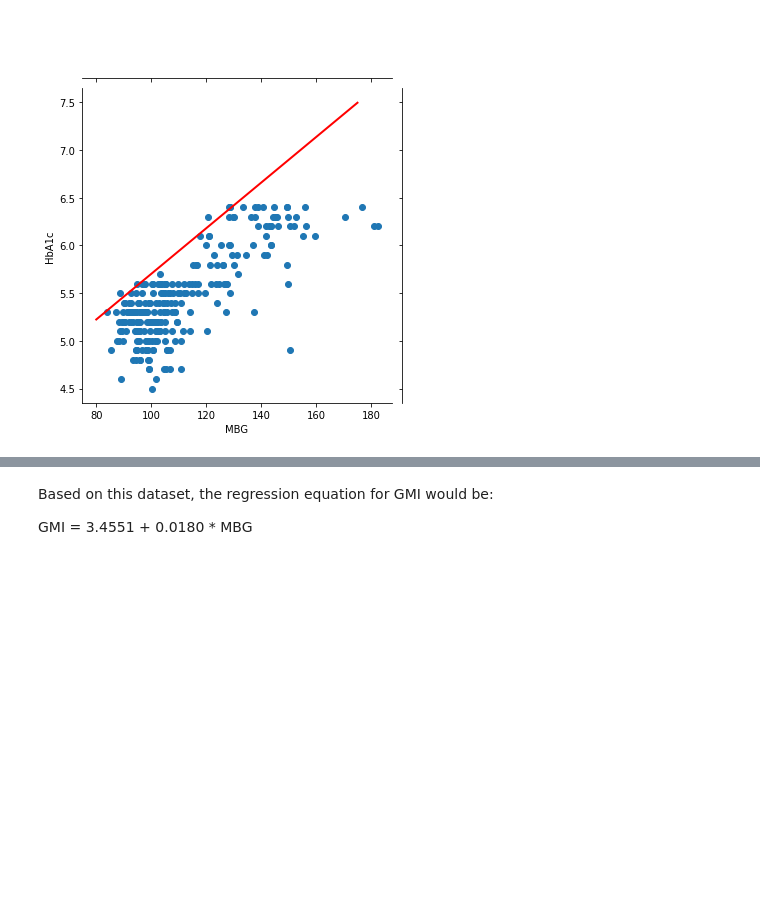
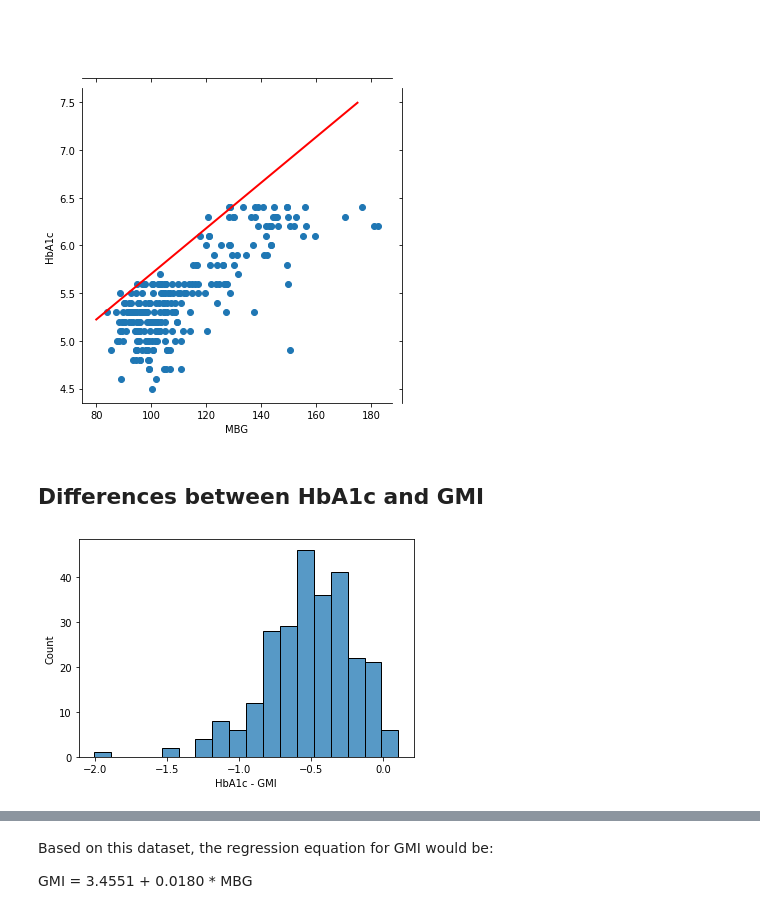
Before and after one commit to childhealthbiostatscore/BDC-Code, a Jupyter notebook: Viral Shah/ADA 2022/shah_ada_2022.ipynb, the cells around one changed output, grey strips where cells are left out. Cells and saved outputs as stored; diff of their text form; code cells hidden in the pictures; blank space fills up the shorter version.

```diff
--- a/Viral Shah/ADA 2022/shah_ada_2022.ipynb
+++ b/Viral Shah/ADA 2022/shah_ada_2022.ipynb
@@ -46,3 +53,10 @@ grid.plot_joint(plt.scatter)
 plt.plot([80,175],[5.2236,7.496], linewidth=2, color = "r");
 # %% [output]
 [figure]
+# %% [markdown]
+## Differences between HbA1c and GMI
+# %%
+sns.histplot(data=df, x="Diff")
+plt.xlabel("HbA1c - GMI");
+# %% [output]
+[figure, added]
```
Also changed, not shown: parts of 9 cells of this notebook.
